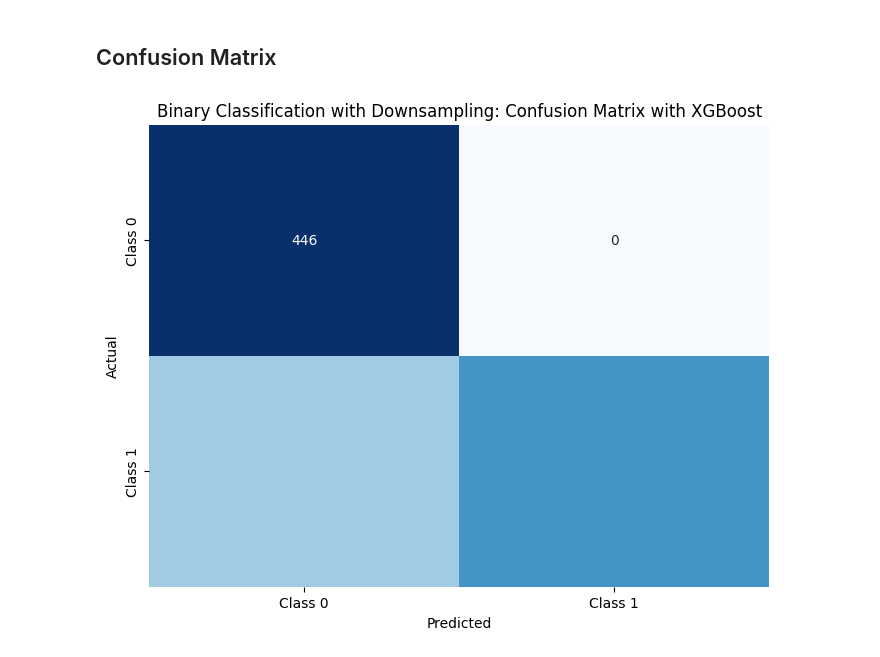
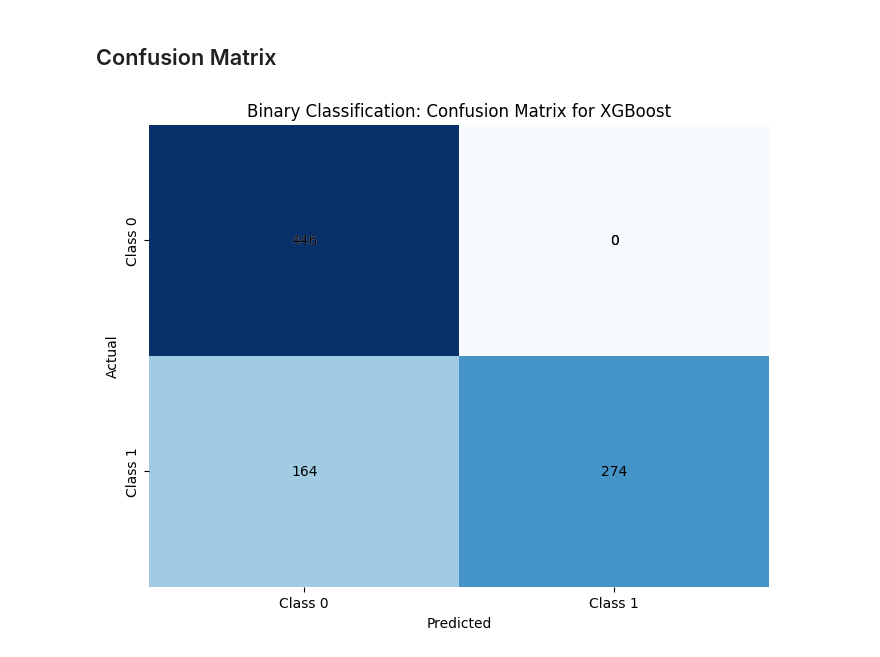
Before and after one commit to vratins/PromoterStrength, a Jupyter notebook: Final Code/Classification/training.ipynb, the cells around one changed output. Saved outputs shown, nothing was run; the diff lists cells and outputs as text; code cells hidden in the pictures.

```diff
--- a/Final Code/Classification/training.ipynb
+++ b/Final Code/Classification/training.ipynb
@@ -351,6 +351,12 @@ plt.figure(figsize=(8, 6))
 sns.heatmap(conf_matrix, annot=True, fmt='d', cmap='Blues', cbar=False,
             xticklabels=['Class 0', 'Class 1'],
             yticklabels=['Class 0', 'Class 1'])
+
+# Add total count in each cell
+for i in range(conf_matrix.shape[0]):
+    for j in range(conf_matrix.shape[1]):
+        plt.text(j + 0.5, i + 0.5, str(conf_matrix[i, j]), ha='center', va='center', color='black')
+
 plt.title('MultiClass Classification: Confusion Matrix for XGBoost')
 plt.xlabel('Predicted')
 plt.ylabel('Actual')
@@ -573,6 +574,12 @@ plt.figure(figsize=(8, 6))
 sns.heatmap(conf_matrix, annot=True, fmt='d', cmap='Blues', cbar=False,
             xticklabels=['Class 0', 'Class 1'],
             yticklabels=['Class 0', 'Class 1'])
+
+# Add total count in each cell
+for i in range(conf_matrix.shape[0]):
+    for j in range(conf_matrix.shape[1]):
+        plt.text(j + 0.5, i + 0.5, str(conf_matrix[i, j]), ha='center', va='center', color='black')
+
 plt.title('Binary Classification: Confusion Matrix for XGBoost')
 plt.xlabel('Predicted')
 plt.ylabel('Actual')
@@ -889,13 +896,19 @@ weighted avg       0.86      0.81      0.81       884
 # %%
 conf_matrix = confusion_matrix(y_test, y_pred)
 
 plt.figure(figsize=(8, 6))
 sns.heatmap(conf_matrix, annot=True, fmt='d', cmap='Blues', cbar=False,
             xticklabels=['Class 0', 'Class 1'],
             yticklabels=['Class 0', 'Class 1'])
-plt.title('Binary Classification with Downsampling: Confusion Matrix with XGBoost')
+
+# Add total count in each cell
+for i in range(conf_matrix.shape[0]):
+    for j in range(conf_matrix.shape[1]):
+        plt.text(j + 0.5, i + 0.5, str(conf_matrix[i, j]), ha='center', va='center', color='black')
+
+plt.title('Binary Classification: Confusion Matrix for XGBoost')
 plt.xlabel('Predicted')
 plt.ylabel('Actual')
 plt.show()
 # %% [output]
-[figure, old version]
+[figure, new version]
```
Also changed, not shown: parts of 4 cells of this notebook.
